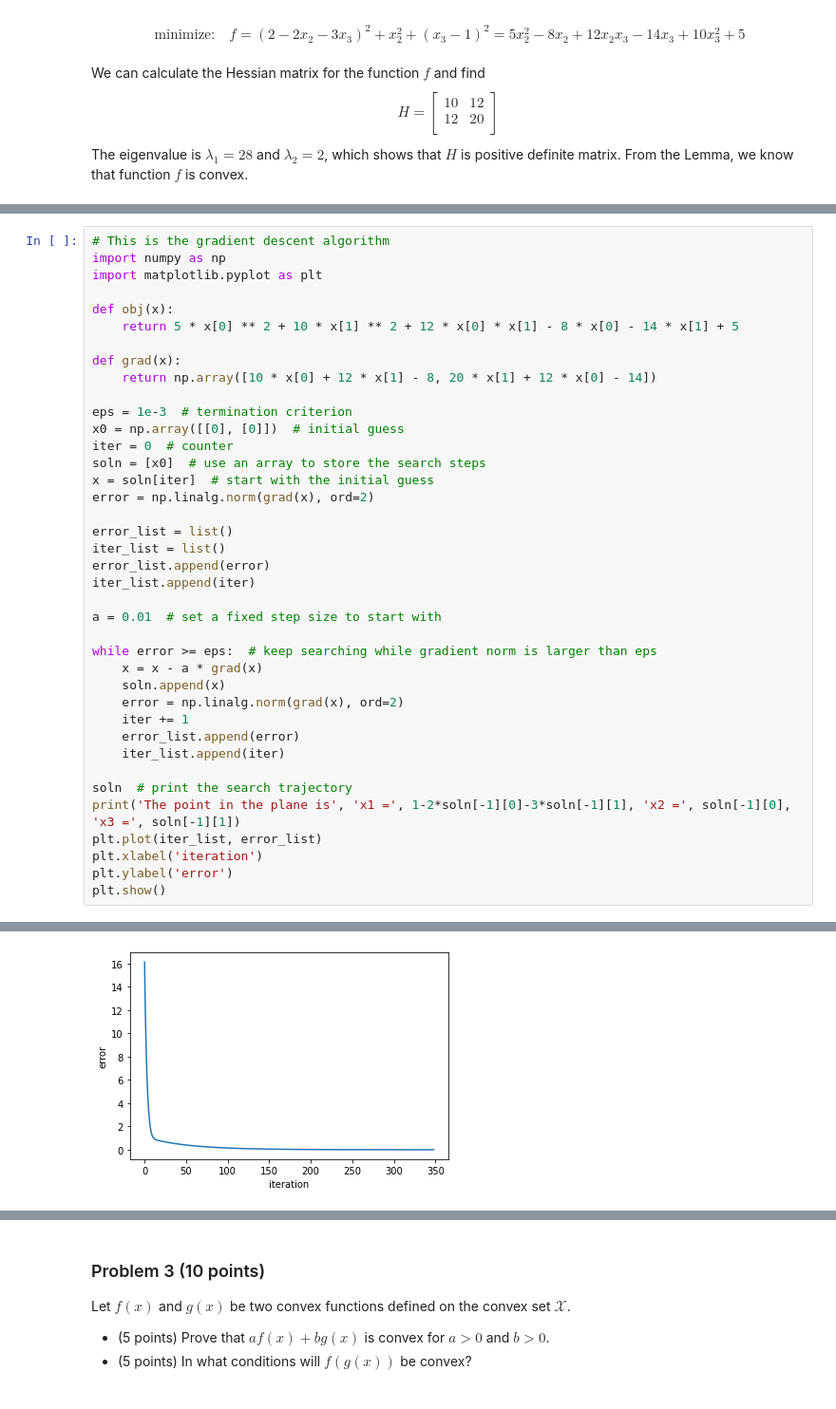
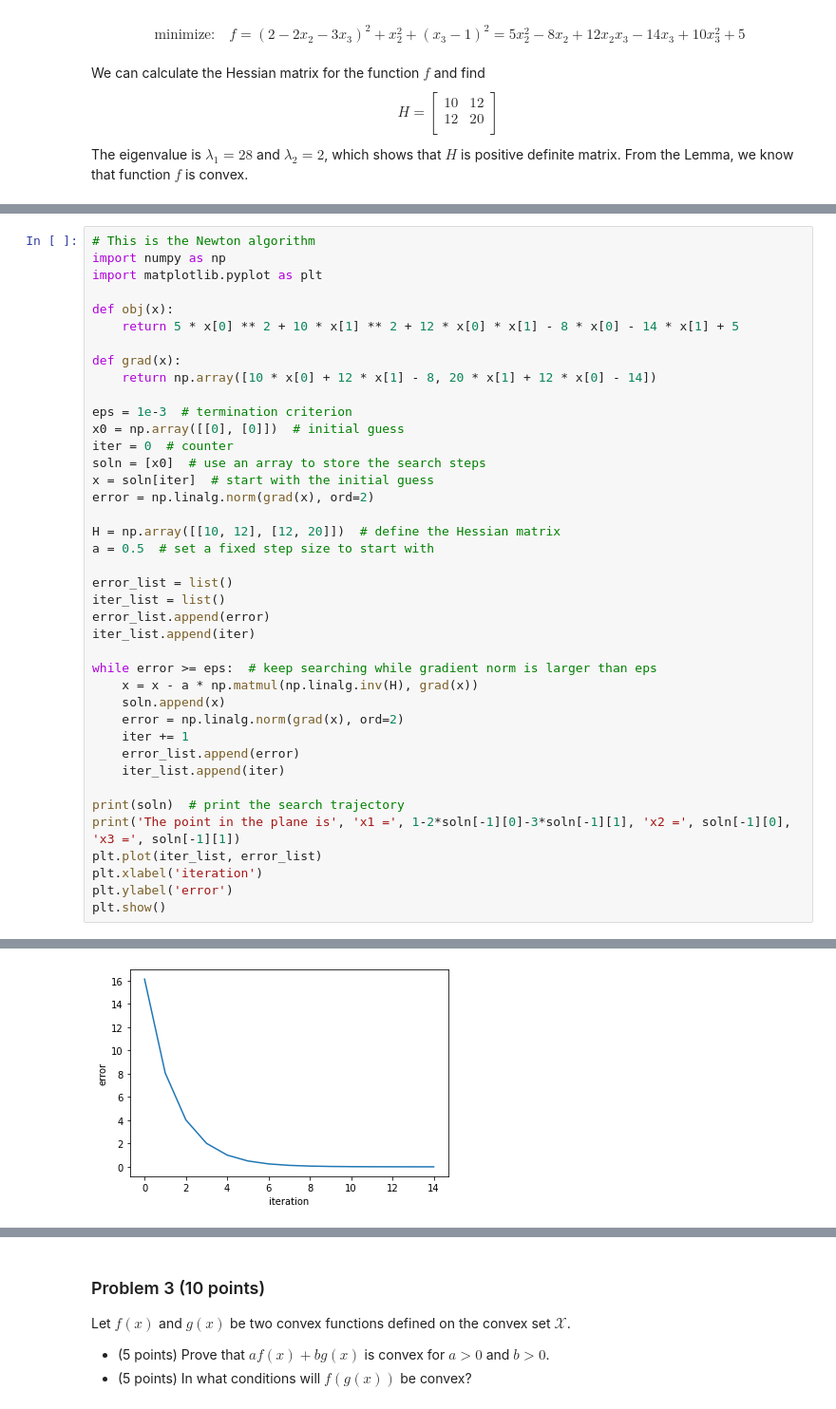
Before and after one commit to dayanbatuofu/MAE-598-Design-Optimization, a Jupyter notebook: Homework 2.ipynb, the cells around one changed output, grey strips where cells are left out. Shown at 95% size. Drawn from its saved outputs; the diff is of its cells as text.

```diff
--- a/Homework 2.ipynb
+++ b/Homework 2.ipynb
@@ -75,5 +139,5 @@ The eigenvalue is $\lambda_1 = 28$ and $\lambda_2 = 2$, which shows that $H$ is
 # %%
-# This is the gradient descent algorithm
+# This is the Newton algorithm
 import numpy as np
 import matplotlib.pyplot as plt
 
@@ -90,22 +154,23 @@ soln = [x0]  # use an array to store the search steps
 x = soln[iter]  # start with the initial guess
 error = np.linalg.norm(grad(x), ord=2)
 
+H = np.array([[10, 12], [12, 20]])  # define the Hessian matrix
+a = 0.5  # set a fixed step size to start with
+
 error_list = list()
 iter_list = list()
 error_list.append(error)
 iter_list.append(iter)
 
-a = 0.01  # set a fixed step size to start with
-
 while error >= eps:  # keep searching while gradient norm is larger than eps
-    x = x - a * grad(x)
+    x = x - a * np.matmul(np.linalg.inv(H), grad(x))
     soln.append(x)
     error = np.linalg.norm(grad(x), ord=2)
     iter += 1
     error_list.append(error)
     iter_list.append(iter)
 
-soln  # print the search trajectory
+print(soln)  # print the search trajectory
 print('The point in the plane is', 'x1 =', 1-2*soln[-1][0]-3*soln[-1][1], 'x2 =', soln[-1][0], 'x3 =', soln[-1][1])
 plt.plot(iter_list, error_list)
 plt.xlabel('iteration')
@@ -116 +197 @@ The point in the plane is x1 = [-1.07142857] x2 = [-0.14244893] x3 = [0.78544215
-[figure, old version]
+[figure, new version]
```
Also changed, not shown: parts of 5 cells of this notebook.
